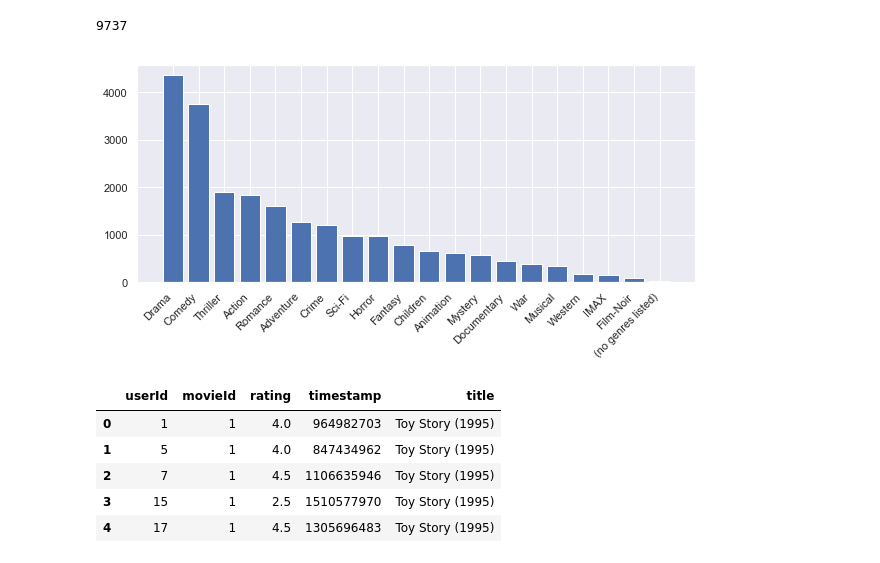
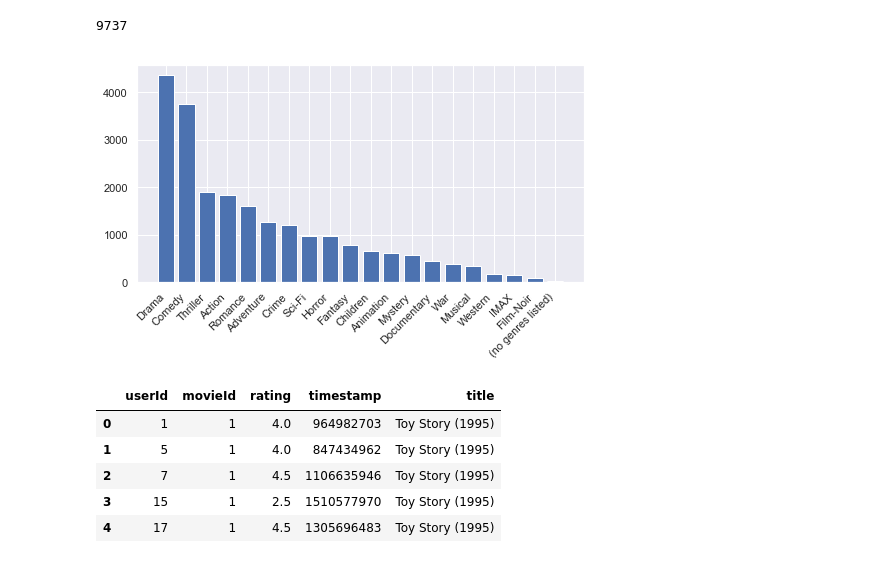
Before and after one commit to polakowo/mlprojects, a Jupyter notebook: movielens-collab-filtering/movielens-collab-filtering.ipynb, the cells around one changed output. Cells and saved outputs as stored; diff of their text form; code cells hidden in the pictures.

```diff
--- a/movielens-collab-filtering/movielens-collab-filtering.ipynb
+++ b/movielens-collab-filtering/movielens-collab-filtering.ipynb
@@ -79,19 +79,19 @@ movies_df['title'].nunique()
 # %%
 # Discover genre distribution
 from collections import Counter
 
-def plot_genre_hist(df, figsize=(10, 4)):
+def plot_genre_hist(df, figsize=(8, 4)):
     genre_arrs = df['genres'].map(lambda x: x.split('|') if isinstance(x, str) else [str(np.nan)])
     most_common_genres = Counter([genre for genre_arr in genre_arrs for genre in genre_arr]).most_common()
     plt.figure(figsize=figsize)
     x, y = zip(*most_common_genres)
     plt.bar(x, y)
     plt.xticks(rotation=45, ha="right")
     plt.show()
 
 plot_genre_hist(movies_df)
 # %% [output]
-[figure, old version]
+[figure, new version]
 # %%
 ratings_df = ratings_df.merge(movies_df[['movieId', 'title']])
 ratings_df.head()
```
Also changed, not shown: parts of 21 cells of this notebook, 1 other file.
